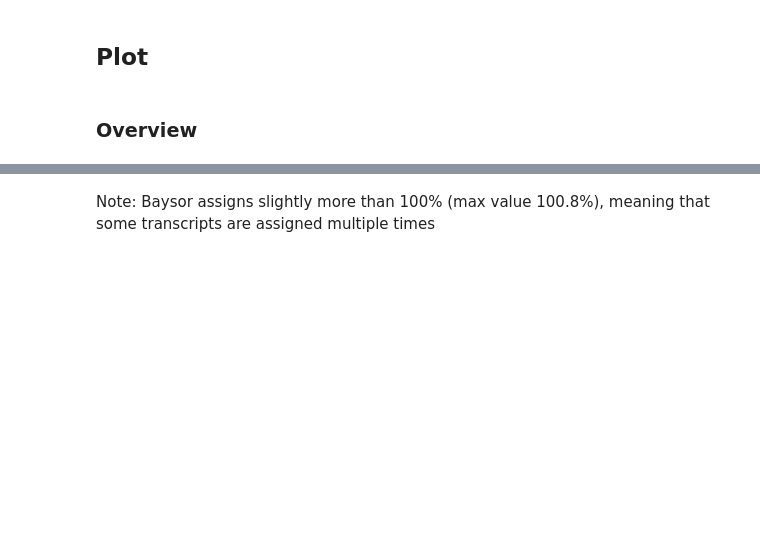
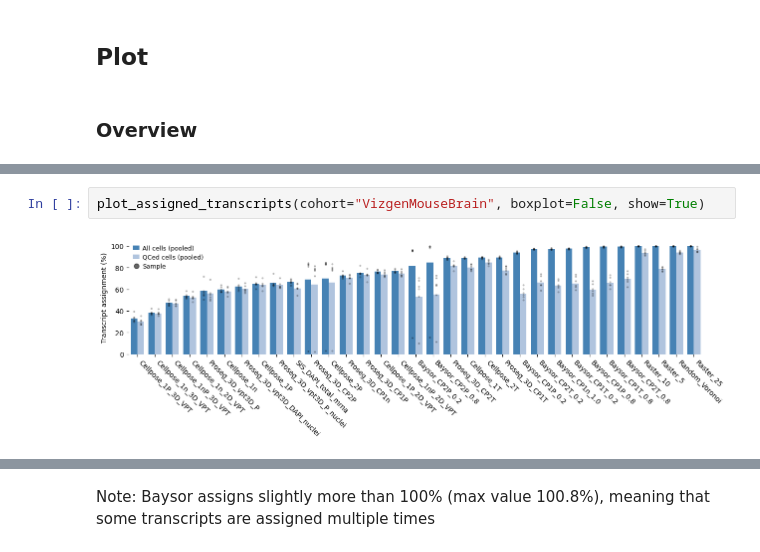
Before and after one commit to simonmfr/cellseg-benchmark, a Jupyter notebook: notebooks/metrics_assigned_transcripts_1.ipynb, the cells around one changed output, grey strips where cells are left out. Saved outputs shown, nothing was run; the diff lists cells and outputs as text; blank space fills up the shorter version.

```diff
--- a/notebooks/metrics_assigned_transcripts_1.ipynb
+++ b/notebooks/metrics_assigned_transcripts_1.ipynb
@@ -37,3 +45,7 @@ plot_assigned_transcripts(cohort=cohort, boxplot=False, show=True)
+# %%
+plot_assigned_transcripts(cohort="VizgenMouseBrain", boxplot=False, show=True)
+# %% [output]
+[figure, added]
 # %%
 plot_assigned_transcripts(cohort=cohort, boxplot=True, show=True)
 # %% [output]
```
Also changed, not shown: parts of 5 cells of this notebook, 1 other file.
